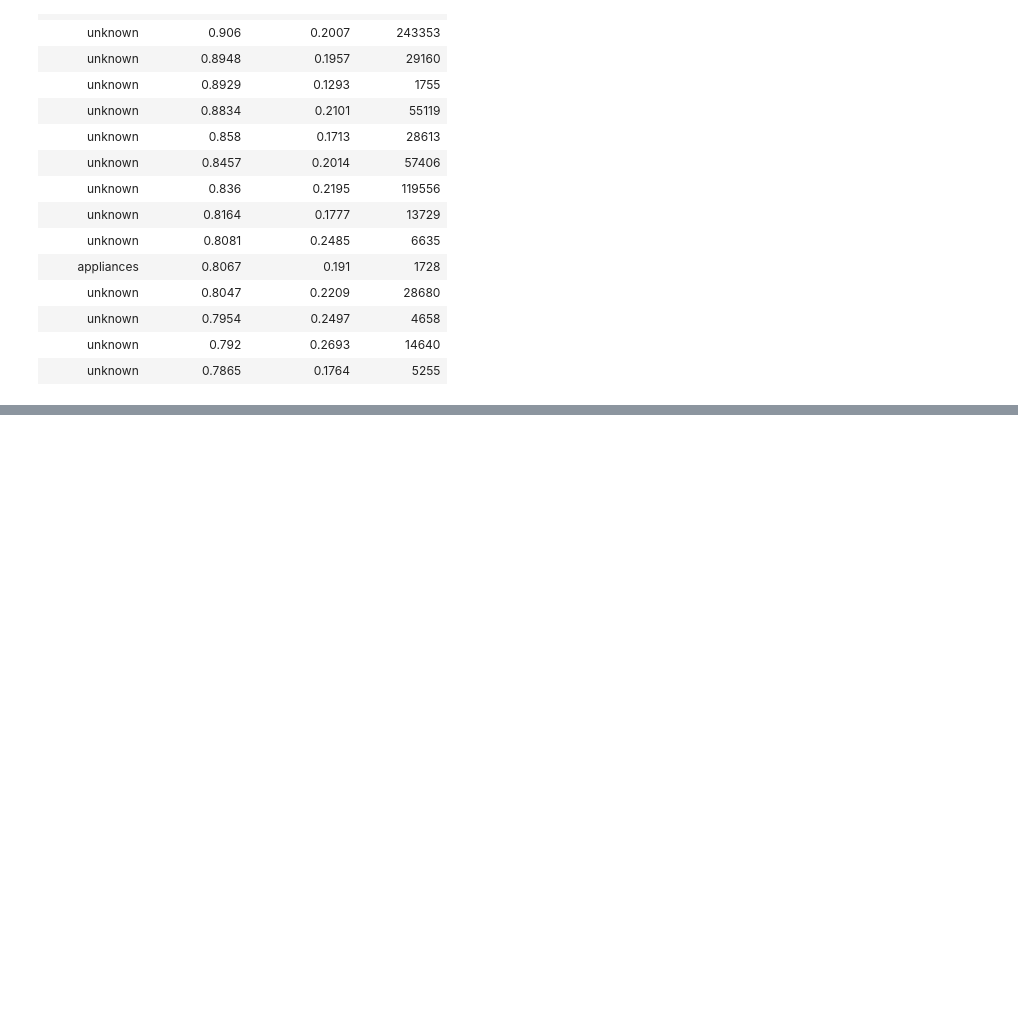
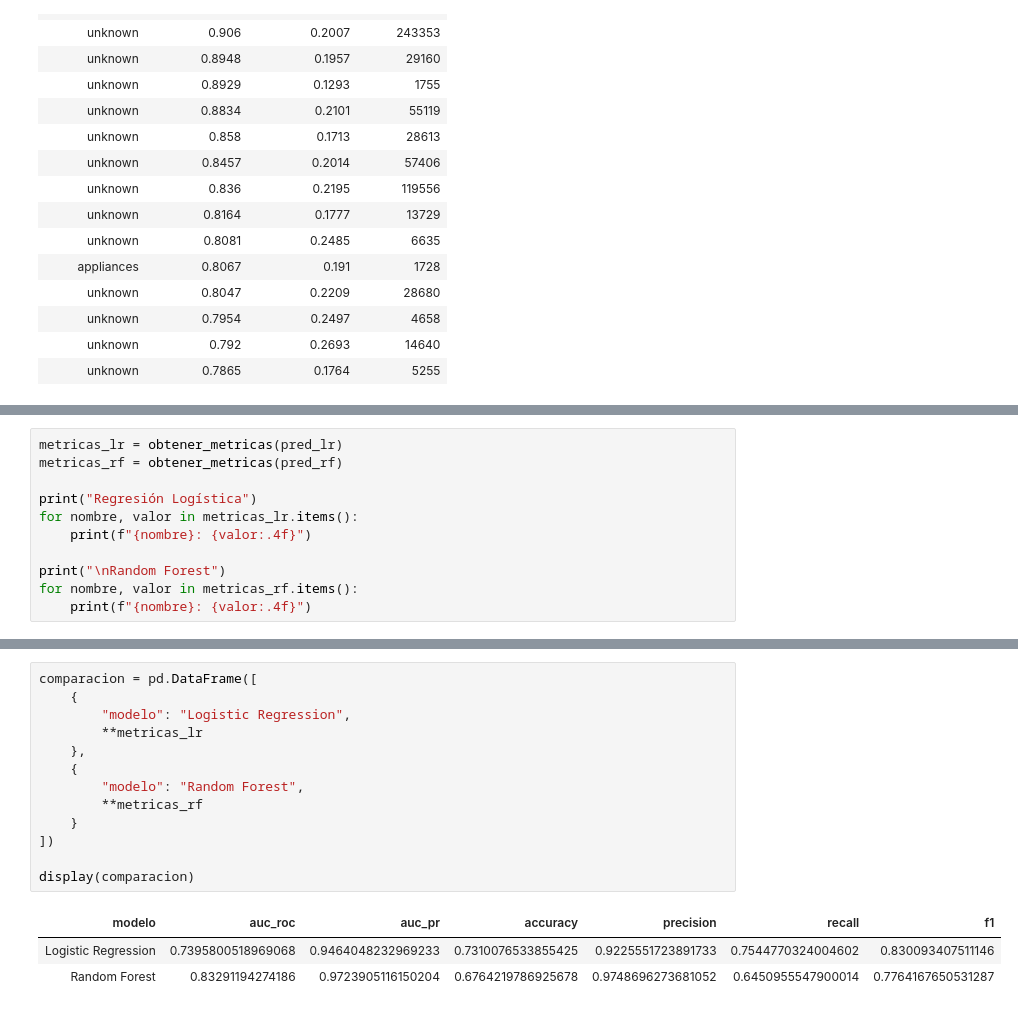
Before and after one commit to GuissellB/proyecto_bigdata, a Jupyter notebook: modelo_abandono.ipynb, the cells around one changed output, grey strips where cells are left out. Drawn from its saved outputs; the diff is of its cells as text; blank space fills up the shorter version.

Commit message:
new model version

```diff
--- a/modelo_abandono.ipynb
+++ b/modelo_abandono.ipynb
@@ -379,0 +452,11 @@ LIMIT 15
+# %%
+metricas_lr = obtener_metricas(pred_lr)
+metricas_rf = obtener_metricas(pred_rf)
+
+print("Regresión Logística")
+for nombre, valor in metricas_lr.items():
+    print(f"{nombre}: {valor:.4f}")
+
+print("\nRandom Forest")
+for nombre, valor in metricas_rf.items():
+    print(f"{nombre}: {valor:.4f}")
@@ -379,0 +515,17 @@ LIMIT 15
+# %%
+comparacion = pd.DataFrame([
+    {
+        "modelo": "Logistic Regression",
+        **metricas_lr
+    },
+    {
+        "modelo": "Random Forest",
+        **metricas_rf
+    }
+])
+
+display(comparacion)
+# %% [output]
+| modelo | auc_roc | auc_pr | accuracy | precision | recall | f1 |
+| Logistic Regression | 0.7395800518969068 | 0.9464048232969233 | 0.7310076533855425 | 0.9225551723891733 | 0.7544770324004602 | 0.830093407511146 |
+| Random Forest | 0.83291194274186 | 0.9723905116150204 | 0.6764219786925678 | 0.9748696273681052 | 0.6450955547900014 | 0.7764167650531287 |
```
Also changed, not shown: parts of 8 cells of this notebook.
